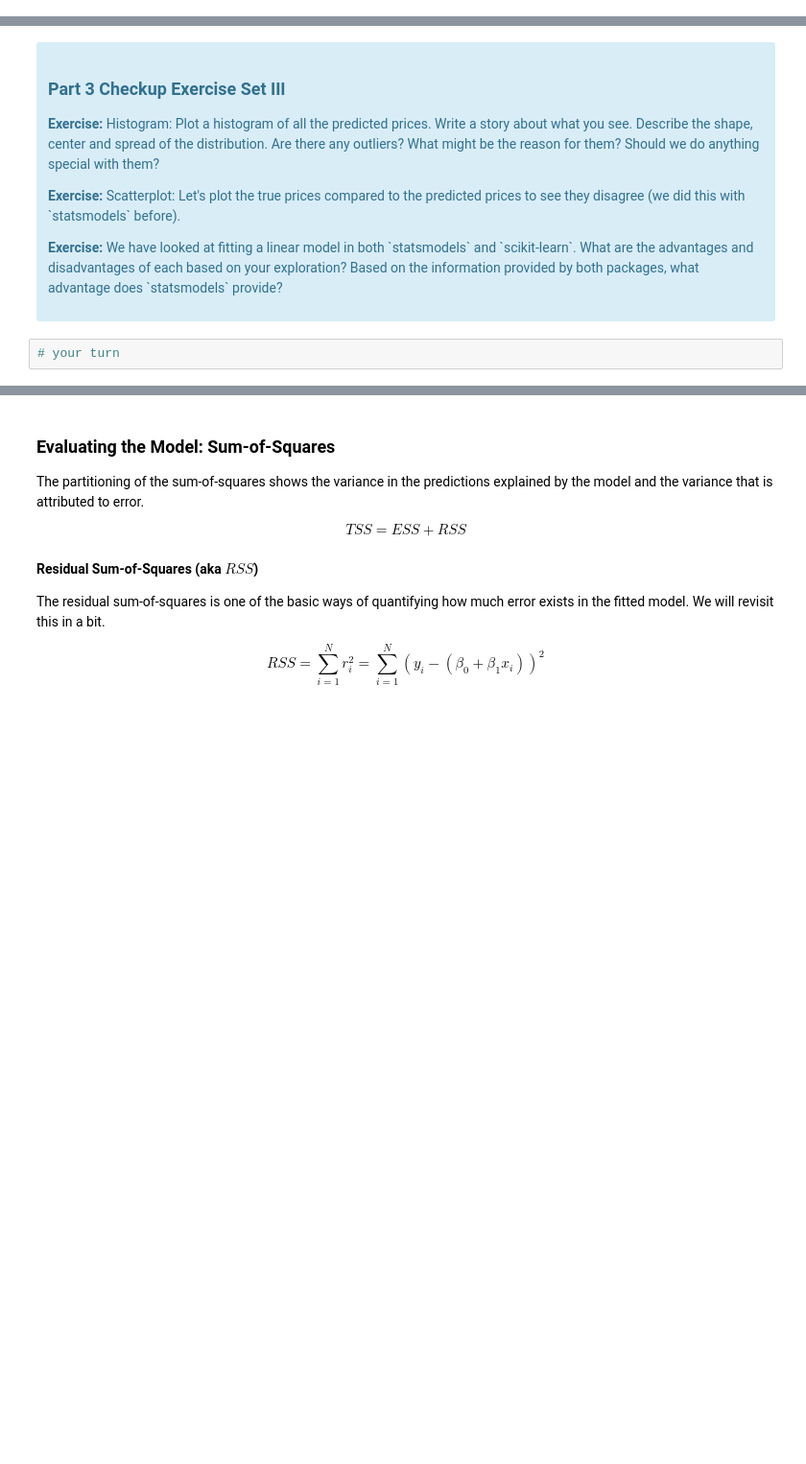
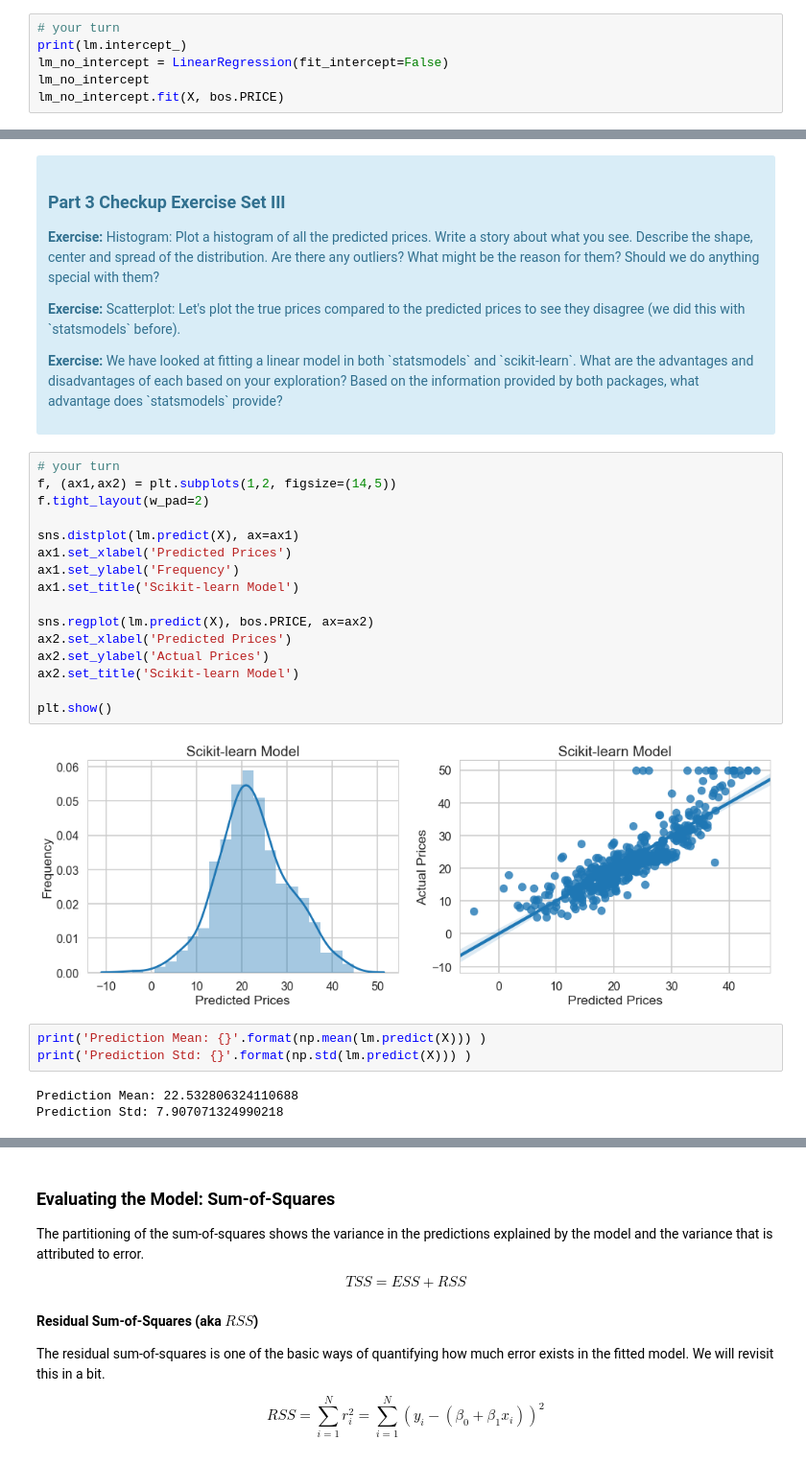
Before and after one commit to schmitzmelissa/Springboard-Mini-Projects, a Jupyter notebook: linear_regression/Mini_Project_Linear_Regression.ipynb, the cells around one changed output, grey strips where cells are left out. Shown at 96% size. Drawn from its saved outputs; the diff is of its cells as text; blank space fills up the shorter version.

```diff
--- a/linear_regression/Mini_Project_Linear_Regression.ipynb
+++ b/linear_regression/Mini_Project_Linear_Regression.ipynb
@@ -489,0 +522,6 @@ lm.fit(X, bos.PRICE)
+# %%
+# your turn
+print(lm.intercept_)
+lm_no_intercept = LinearRegression(fit_intercept=False)
+lm_no_intercept
+lm_no_intercept.fit(X, bos.PRICE)
@@ -521,5 +589,27 @@ lm.predict(X)[0:5]
 
 <p><b>Exercise:</b> We have looked at fitting a linear model in both `statsmodels` and `scikit-learn`. What are the advantages and disadvantages of each based on your exploration? Based on the information provided by both packages, what advantage does `statsmodels` provide?</p>
 </div>
-# %%
-# your turn
+# %%
+# your turn
+f, (ax1,ax2) = plt.subplots(1,2, figsize=(14,5))
+f.tight_layout(w_pad=2)
+
+sns.distplot(lm.predict(X), ax=ax1)
+ax1.set_xlabel('Predicted Prices')
+ax1.set_ylabel('Frequency')
+ax1.set_title('Scikit-learn Model')
+
+sns.regplot(lm.predict(X), bos.PRICE, ax=ax2)
+ax2.set_xlabel('Predicted Prices')
+ax2.set_ylabel('Actual Prices')
+ax2.set_title('Scikit-learn Model')
+
+plt.show()
+# %% [output]
+[figure, added]
+# %%
+print('Prediction Mean: {}'.format(np.mean(lm.predict(X))) )
+print('Prediction Std: {}'.format(np.std(lm.predict(X))) )
+# %% [output]
+Prediction Mean: 22.532806324110688
+Prediction Std: 7.907071324990218
```
Also changed, not shown: parts of 32 cells of this notebook.
